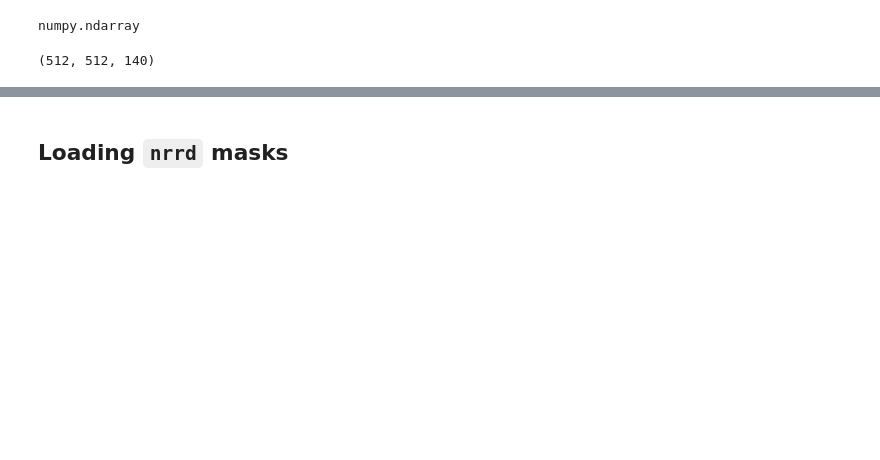
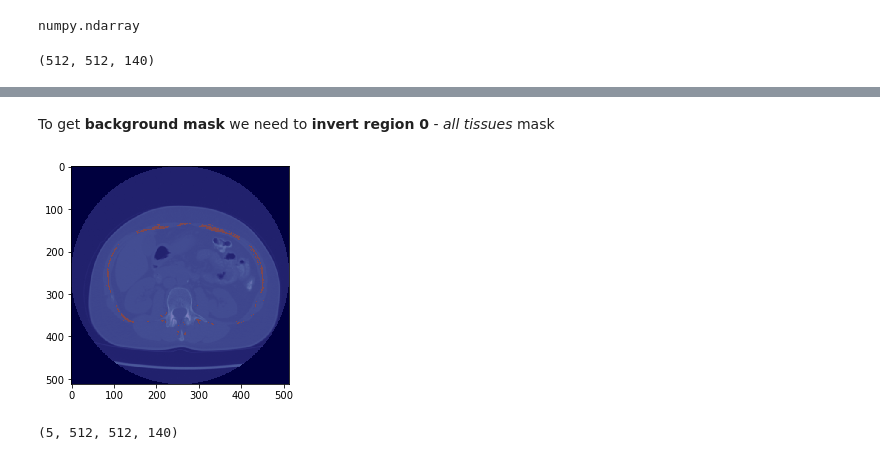
Before and after one commit to crusher083/sarcopenAI, a Jupyter notebook: image-import.ipynb, the cells around one changed output, grey strips where cells are left out. Drawn from its saved outputs; the diff is of its cells as text; code cells hidden in the pictures; blank space fills up the shorter version.

```diff
--- a/image-import.ipynb
+++ b/image-import.ipynb
@@ -66,27 +100,0 @@ plt.imshow(dcm_array[:,:,3], cmap=plt.cm.bone);
-# %% [markdown]
-## Loading `nrrd` masks
-# %%
-def nrrd_list(data_dir: str, region: str) -> List[str]:
-    '''Locate referenced .nrrd files in directory'''
-    nrrd_list = []
-    for dirs, subdirs, filenames in os.walk(data_dir):
-
-        for filename in filenames:
-            if region in filename.lower():  # check whether the file's DICOM
-                nrrd_list.append(os.path.join(data_dir, filename))
-
-    return nrrd_list
-
-def load_nrrd(nrrd_list: List[str]) -> np.ndarray:
-
-    ref_nrrd, header = nrrd.read(nrrd_list[0])
-
-    # Load dimensions based on the number of rows & columns
-    dims = (ref_nrrd.shape[0], ref_nrrd.shape[1], len(nrrd_list))
-    nrrd_array = numpy.zeros(dims)
-
-    for filename in nrrd_list:
-        data, header = nrrd.read(filename)
-        nrrd_array[:, :, nrrd_list.index(filename)] = data.T
-
-    return nrrd_array
@@ -94,0 +101,18 @@ region1 = load_nrrd(nrrd_list(data, 'region 1'))
+# %% [markdown]
+To get **background mask** we need to **invert region 0** - *all tissues* mask
+# %%
+mask = {}
+
+for n in range(0, 5):
+    reg = 'region ' + str(n)
+    matrix = load_nrrd(nrrd_list(data, reg))
+    if n == 0:
+        mask[reg] = np.logical_not(matrix)
+    else:
+        matrix[matrix > 0] = n + 1
+        mask[reg] = matrix
+# %%
+plt.imshow(dcm_array[:,:,0], cmap=plt.cm.bone, interpolation='none')
+plt.imshow(mask['region 2'][:, :, 0],  cmap='jet', alpha=0.5, interpolation='none');
+# %% [output]
+[figure, added]
@@ -94,0 +121,4 @@ region1 = load_nrrd(nrrd_list(data, 'region 1'))
+# %%
+masks_uni.shape
+# %% [output]
+(5, 512, 512, 140)
```
Also changed, not shown: parts of 20 cells of this notebook.
